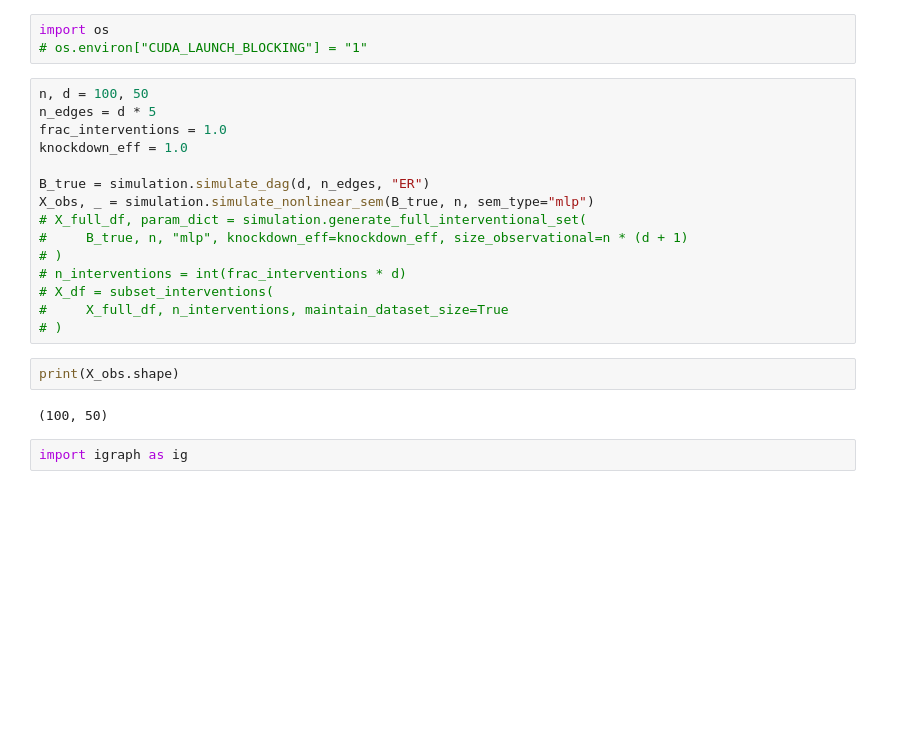
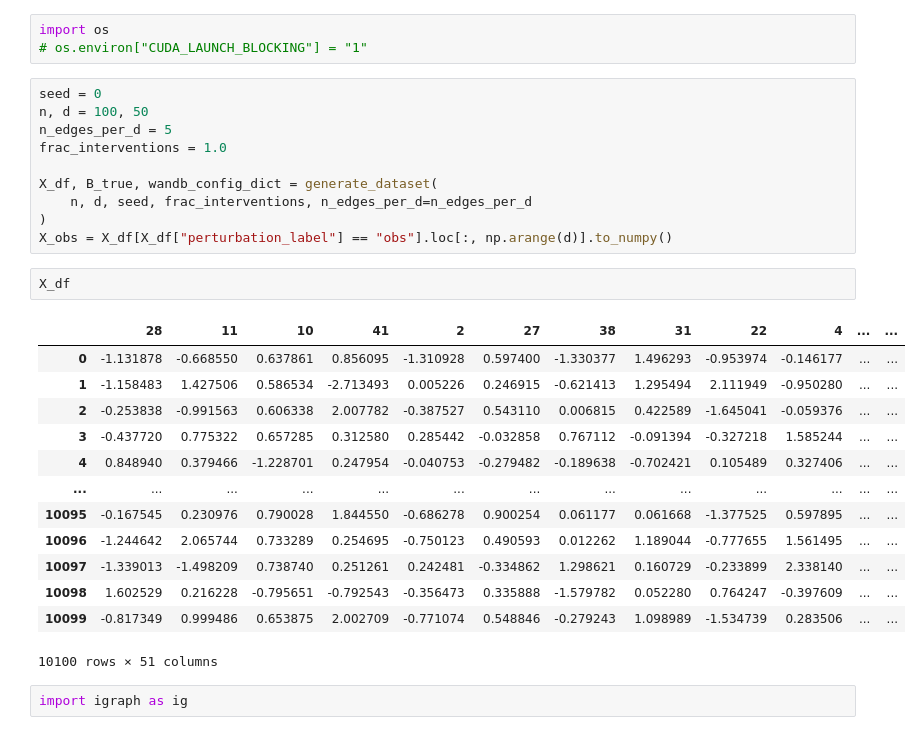
Before and after one commit to azizilab/sdcd, a Jupyter notebook: notebooks/New Simulation.ipynb, the cells around one changed output. Saved outputs shown, nothing was run; the diff lists cells and outputs as text; blank space fills up the shorter version.

```diff
--- a/notebooks/New Simulation.ipynb
+++ b/notebooks/New Simulation.ipynb
@@ -17,24 +14,31 @@ ModuleNotFoundError: No module named 'causal_model.utils'
 import os
 # os.environ["CUDA_LAUNCH_BLOCKING"] = "1"
 # %%
+seed = 0
 n, d = 100, 50
-n_edges = d * 5
+n_edges_per_d = 5
 frac_interventions = 1.0
-knockdown_eff = 1.0
 
-B_true = simulation.simulate_dag(d, n_edges, "ER")
-X_obs, _ = simulation.simulate_nonlinear_sem(B_true, n, sem_type="mlp")
-# X_full_df, param_dict = simulation.generate_full_interventional_set(
-#     B_true, n, "mlp", knockdown_eff=knockdown_eff, size_observational=n * (d + 1)
-# )
-# n_interventions = int(frac_interventions * d)
-# X_df = subset_interventions(
-#     X_full_df, n_interventions, maintain_dataset_size=True
-# )
+X_df, B_true, wandb_config_dict = generate_dataset(
+    n, d, seed, frac_interventions, n_edges_per_d=n_edges_per_d
+)
+X_obs = X_df[X_df["perturbation_label"] == "obs"].loc[:, np.arange(d)].to_numpy()
 # %%
-print(X_obs.shape)
+X_df
 # %% [output]
+|  | 28 | 11 | 10 | 41 | 2 | 27 | 38 | 31 | 22 | 4 | ... | ... |
+| 0 | -1.131878 | -0.668550 | 0.637861 | 0.856095 | -1.310928 | 0.597400 | -1.330377 | 1.496293 | -0.953974 | -0.146177 | ... | ... |
+| 1 | -1.158483 | 1.427506 | 0.586534 | -2.713493 | 0.005226 | 0.246915 | -0.621413 | 1.295494 | 2.111949 | -0.950280 | ... | ... |
+| 2 | -0.253838 | -0.991563 | 0.606338 | 2.007782 | -0.387527 | 0.543110 | 0.006815 | 0.422589 | -1.645041 | -0.059376 | ... | ... |
+| 3 | -0.437720 | 0.775322 | 0.657285 | 0.312580 | 0.285442 | -0.032858 | 0.767112 | -0.091394 | -0.327218 | 1.585244 | ... | ... |
+| 4 | 0.848940 | 0.379466 | -1.228701 | 0.247954 | -0.040753 | -0.279482 | -0.189638 | -0.702421 | 0.105489 | 0.327406 | ... | ... |
+| ... | ... | ... | ... | ... | ... | ... | ... | ... | ... | ... | ... | ... |
+| 10095 | -0.167545 | 0.230976 | 0.790028 | 1.844550 | -0.686278 | 0.900254 | 0.061177 | 0.061668 | -1.377525 | 0.597895 | ... | ... |
+| 10096 | -1.244642 | 2.065744 | 0.733289 | 0.254695 | -0.750123 | 0.490593 | 0.012262 | 1.189044 | -0.777655 | 1.561495 | ... | ... |
+| 10097 | -1.339013 | -1.498209 | 0.738740 | 0.251261 | 0.242481 | -0.334862 | 1.298621 | 0.160729 | -0.233899 | 2.338140 | ... | ... |
+| 10098 | 1.602529 | 0.216228 | -0.795651 | -0.792543 | -0.356473 | 0.335888 | -1.579782 | 0.052280 | 0.764247 | -0.397609 | ... | ... |
+| 10099 | -0.817349 | 0.999486 | 0.653875 | 2.002709 | -0.771074 | 0.548846 | -0.279243 | 1.098989 | -1.534739 | 0.283506 | ... | ... |
-(100, 50)
+10100 rows × 51 columns
 # %%
 import igraph as ig
 # %%
```
Also changed, not shown: parts of 13 cells of this notebook, 7 other files.
